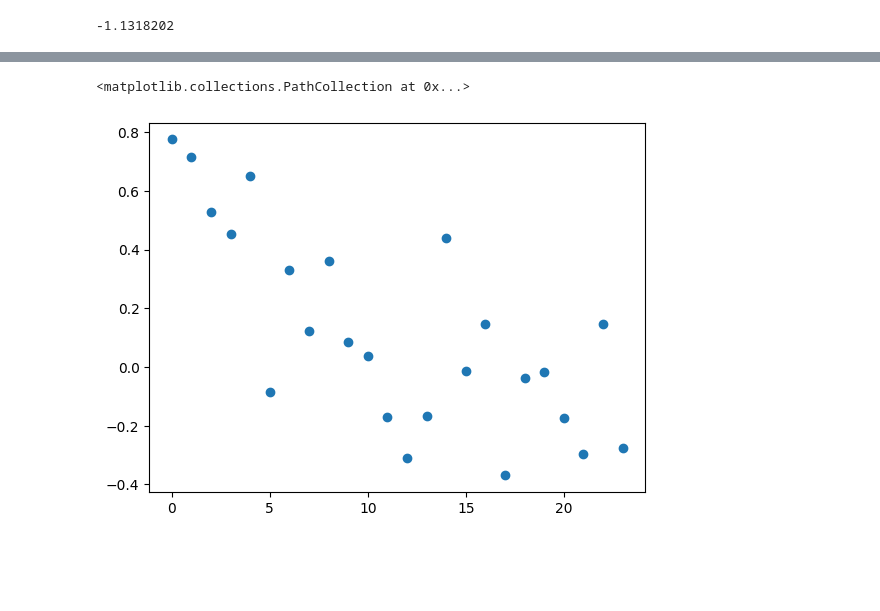
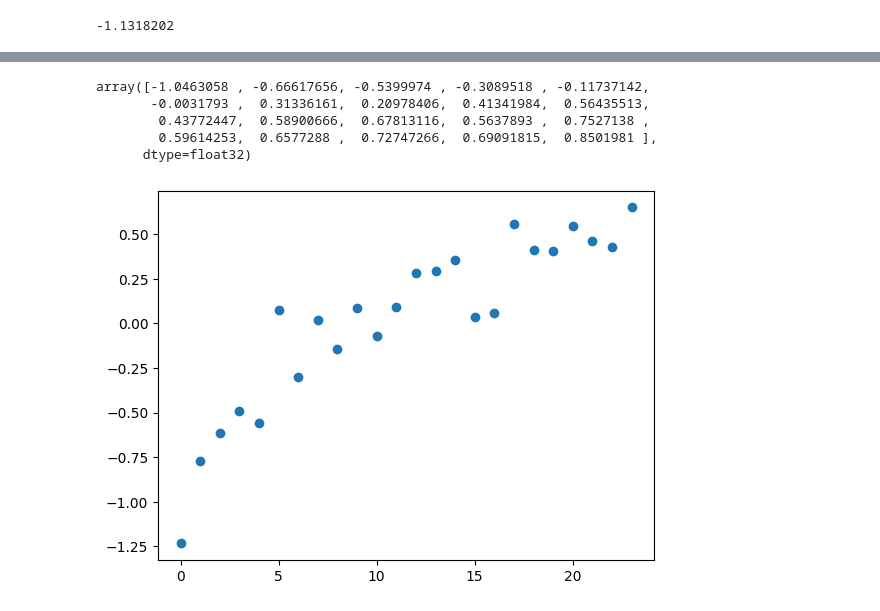
Before and after one commit to hhsherlock/Discounting, a Jupyter notebook: SVI/hierarchy_overlap_area_group_by_delay.ipynb, the cells around one changed output, grey strips where cells are left out. Saved outputs shown, nothing was run; the diff lists cells and outputs as text; code cells hidden in the pictures; blank space fills up the shorter version.

```diff
--- a/SVI/hierarchy_overlap_area_group_by_delay.ipynb
+++ b/SVI/hierarchy_overlap_area_group_by_delay.ipynb
@@ -348,6 +345,13 @@ array([ 0.1,  0.2,  0.3,  0.4,  0.6,  0.7,  1.3,  1.4,  2.3,  2.4,  2.9,
+# %%
+results[:,0]
+# %% [output]
+array([-1.0463058 , -0.66617656, -0.5399974 , -0.3089518 , -0.11737142,
+       -0.0031793 ,  0.31336161,  0.20978406,  0.41341984,  0.56435513,
+        0.43772447,  0.58900666,  0.67813116,  0.5637893 ,  0.7527138 ,
+        0.59614253,  0.6577288 ,  0.72747266,  0.69091815,  0.8501981 ],
+      dtype=float32)
 # %%
-plt.scatter(delay_list, results[:,2])
-# plt.savefig("/home/yaning/Documents/Discounting/results/images/group_by_delay_cafe_gamble.png")
+plt.scatter(delay_list, results[:,0])
+# plt.savefig("/home/yaning/Documents/Discounting/results/images/group_by_delay_future_two_params.png")
 # %% [output]
-<matplotlib.collections.PathCollection at 0x...>
-[figure, old version]
+[figure, new version]
```
Also changed, not shown: parts of 11 cells of this notebook, 8 other files.
